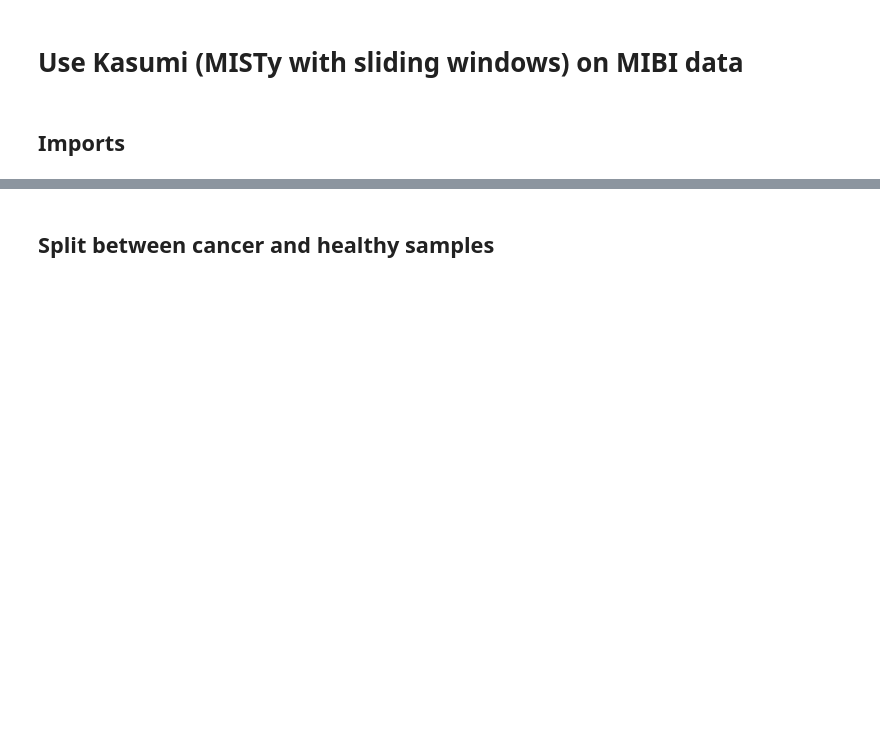
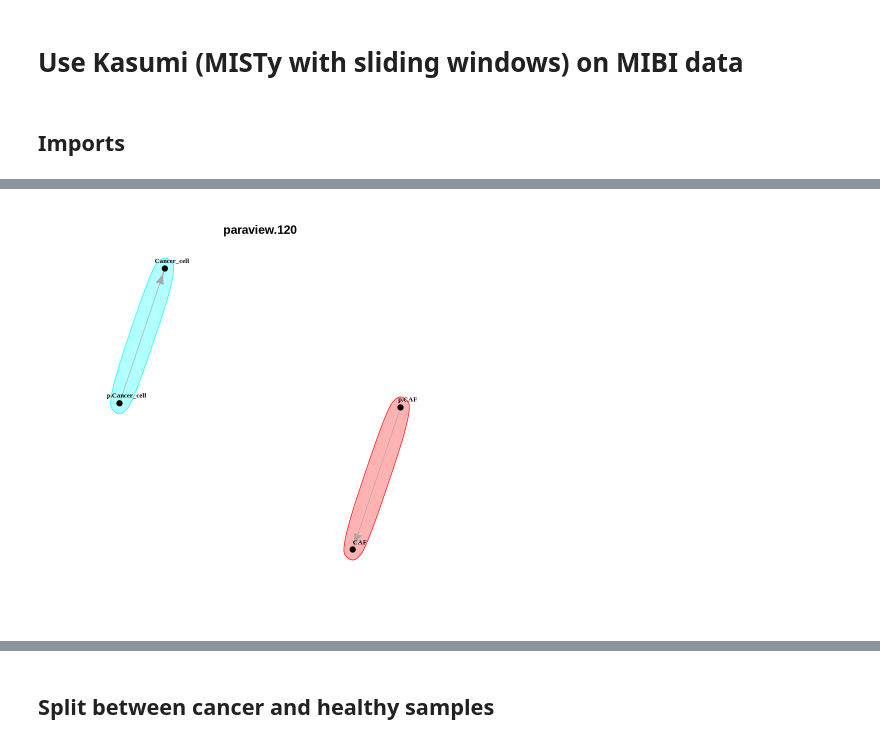
Before and after one commit to HartmannLab/MIBI-Analysis_Hamburg_CRC_TMA_2024, a Jupyter notebook: notebooks/spatial/MistyLines.ipynb, the cells around one changed output, grey strips where cells are left out. Drawn from its saved outputs; the diff is of its cells as text; code cells hidden in the pictures; blank space fills up the shorter version.

```diff
--- a/notebooks/spatial/MistyLines.ipynb
+++ b/notebooks/spatial/MistyLines.ipynb
@@ -75,3 +142,5 @@ plot_interaction_communities(misty.results, view = "juxtaview.40")
 # %%
-plot_interaction_communities(misty.results, view = "paraview.100")
+plot_interaction_communities(misty.results, view = "paraview.120")
+# %% [output]
+[figure, added]
 # %%
```
Also changed, not shown: parts of 32 cells of this notebook.
